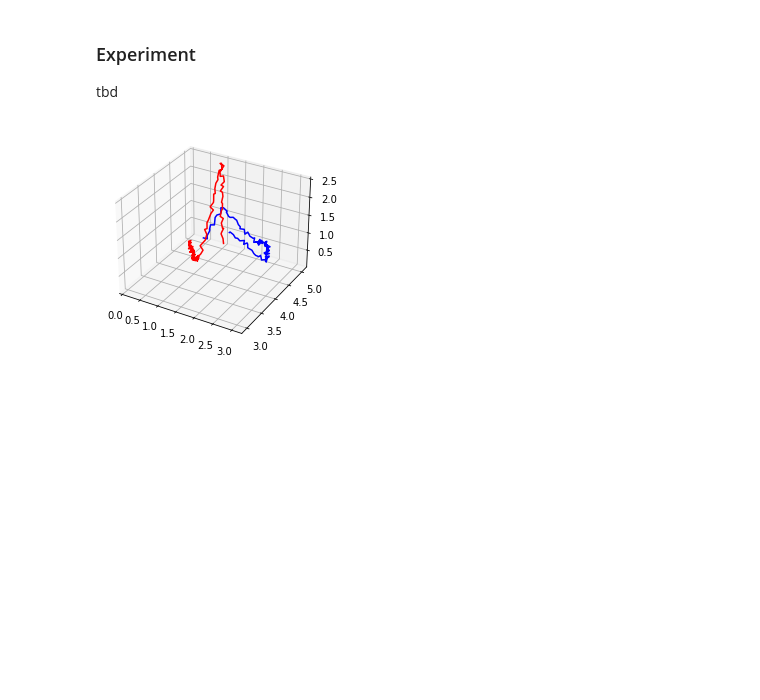
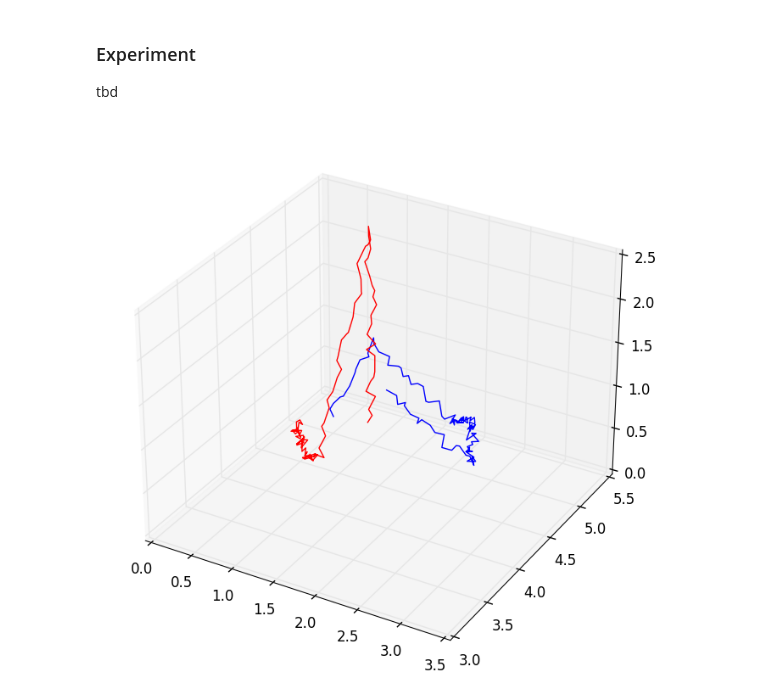
Before and after one commit to goseind/kalman-filter-dbscan, a Jupyter notebook: bericht.ipynb, the cells around one changed output. Cells and saved outputs as stored; diff of their text form; code cells hidden in the pictures; blank space fills up the shorter version.

Commit message:
size plot

```diff
--- a/bericht.ipynb
+++ b/bericht.ipynb
@@ -396,17 +396,17 @@ Accuracy: 100.0%
 
 tbd
 # %%
-#from DataGenerationRadar3D import RadarSensor, Target, rangeAccuracy
-
-#from RadarSensor3D import *
+# imports for interactive plotting
+#from ipywidgets import interact, interactive, fixed, interact_manual
+#import ipywidgets as widgets
 
 import numpy as np
-#from DBScan import DBSCAN
-#from KalmanFilter import KalmanFilter
 import matplotlib.pyplot as plt
 from mpl_toolkits.mplot3d import Axes3D
 
-
+# ipynb plotting
+#%matplotlib inline
+#%matplotlib widget
 
 '''
 Example for creating a target and design its path
@@ -551,43 +551,45 @@ if __name__ == "__main__":
     T2 = Preds[1][:-1]
 
     # Plot Trajectory
-    fig = plt.figure()
+    fig=plt.figure(figsize=(12,8), dpi= 100, facecolor='w', edgecolor='k')
+    #fig = plt.figure()
     ax = plt.axes(projection='3d')
     #ax.view_init(20, 35)
     ax.plot3D(T1[:,0], T1[:,1], T1[:,2], 'blue')
     ax.plot3D(T2[:,0], T2[:,1], T2[:,2], 'red')
 
     # show plot
+    plt.style.use('classic')
     plt.show()
 
     # Other previous visualization experiments.
     # model = DBSCAN(eps=0.2, minpts=7)
     # T = np.vstack((T1,T2))
     # clusters = model.fit_predict(T)
     # fig = plt.figure()
     # ax = plt.axes(projection ="3d")
     # ax.scatter(T[:,0], T[:,1], T[:,2], c = clusters)
 
 
     # fig2 = plt.figure()
     # ax2 = plt.axes(projection='3d')
     # #ax.view_init(20, 35)
     # ax2.plot3D(Detections[:,0], Detections[:,1], Detections[:,2], 'blue')
 
     # ax2.set_xlim3d(0, 5)
     # ax2.set_ylim3d(0, 5)
     # ax2.set_zlim3d(0, 5)
 
     # model = DBSCAN(eps=0.2, minpts=3)
     # ante = -10
     # clusters = model.fit_predict(Detections[:ante])
     # fig = plt.figure()
     # ax3 = plt.axes(projection ="3d")
 
     # ax3.set_xlim3d(0, 5)
     # ax3.set_ylim3d(0, 5)
     # ax3.set_zlim3d(0, 5)
 
     # ax3.scatter(Detections[:ante,0], Detections[:ante,1], Detections[:ante,2], c = clusters)
 # %% [output]
-[figure, old version]
+[figure, new version]
```
